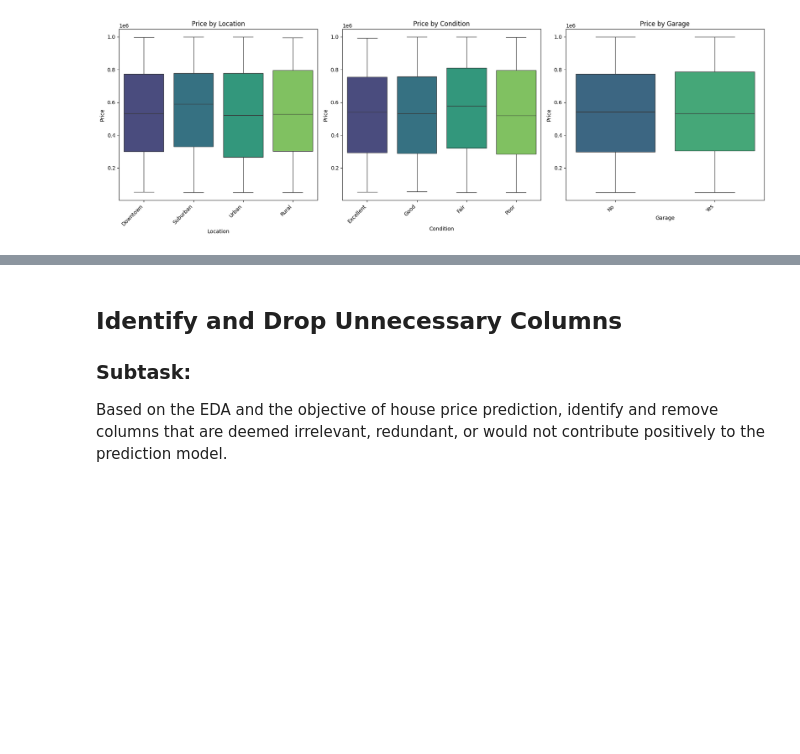
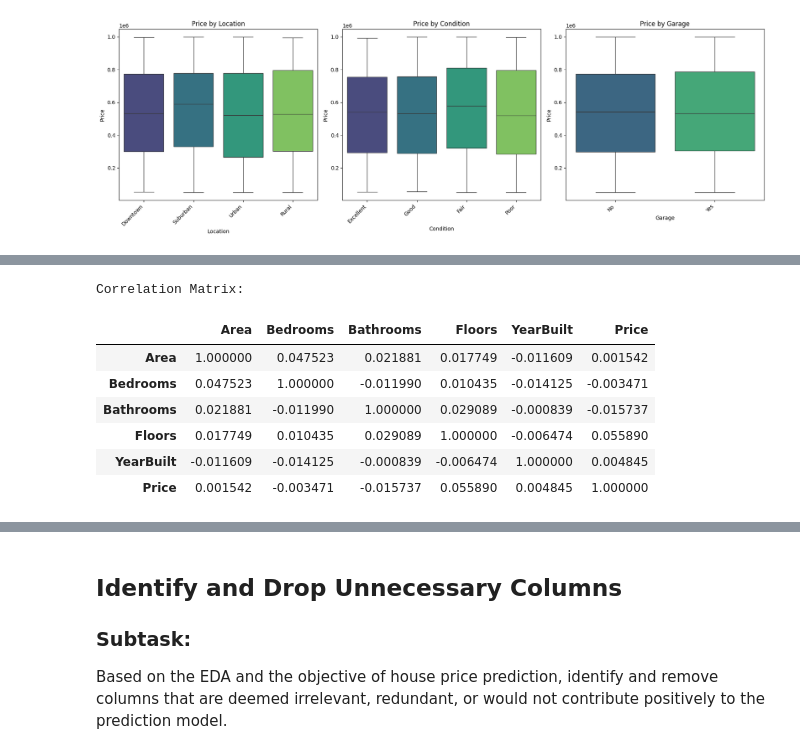
Before and after one commit to chaudhary-hadi27/Hands-On-ML-with-SK-Learn-Keras-and-TF, a Jupyter notebook: part1/chapter_02/lets_dirty_your_hand.ipynb, the cells around one changed output, grey strips where cells are left out. Drawn from its saved outputs; the diff is of its cells as text; code cells hidden in the pictures; blank space fills up the shorter version.

```diff
--- a/part1/chapter_02/lets_dirty_your_hand.ipynb
+++ b/part1/chapter_02/lets_dirty_your_hand.ipynb
@@ -291,0 +297,21 @@ plt.show()
+# %%
+import matplotlib.pyplot as plt
+import seaborn as sns
+
+# Select only numerical columns for correlation matrix
+numerical_cols = df.select_dtypes(include=['int64', 'float64']).columns
+
+# Compute the correlation matrix
+correlation_matrix = df[numerical_cols].corr()
+
+print("Correlation Matrix:")
+display(correlation_matrix)
+# %% [output]
+Correlation Matrix:
+|  | Area | Bedrooms | Bathrooms | Floors | YearBuilt | Price |
+| Area | 1.000000 | 0.047523 | 0.021881 | 0.017749 | -0.011609 | 0.001542 |
+| Bedrooms | 0.047523 | 1.000000 | -0.011990 | 0.010435 | -0.014125 | -0.003471 |
+| Bathrooms | 0.021881 | -0.011990 | 1.000000 | 0.029089 | -0.000839 | -0.015737 |
+| Floors | 0.017749 | 0.010435 | 0.029089 | 1.000000 | -0.006474 | 0.055890 |
+| YearBuilt | -0.011609 | -0.014125 | -0.000839 | -0.006474 | 1.000000 | 0.004845 |
+| Price | 0.001542 | -0.003471 | -0.015737 | 0.055890 | 0.004845 | 1.000000 |
```
Also changed, not shown: parts of 2 cells of this notebook.
